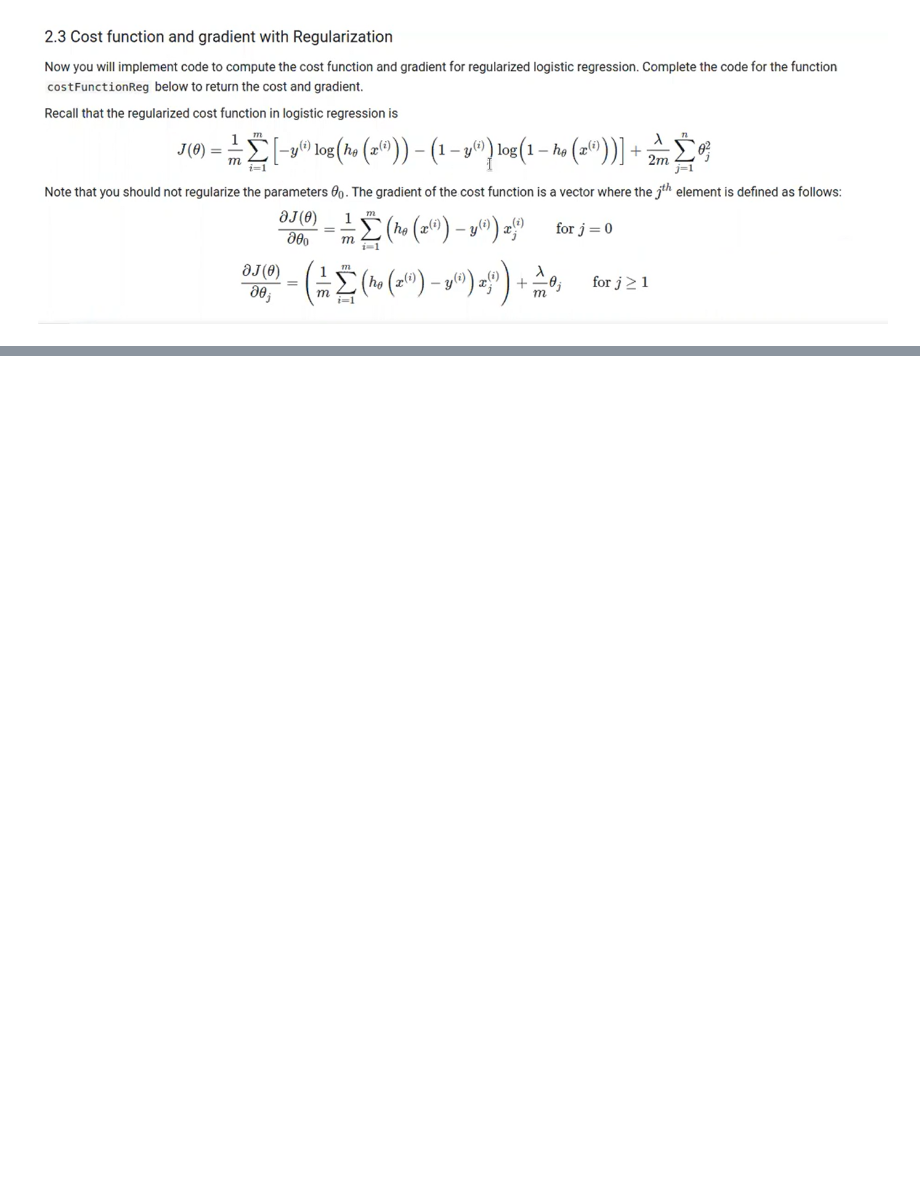
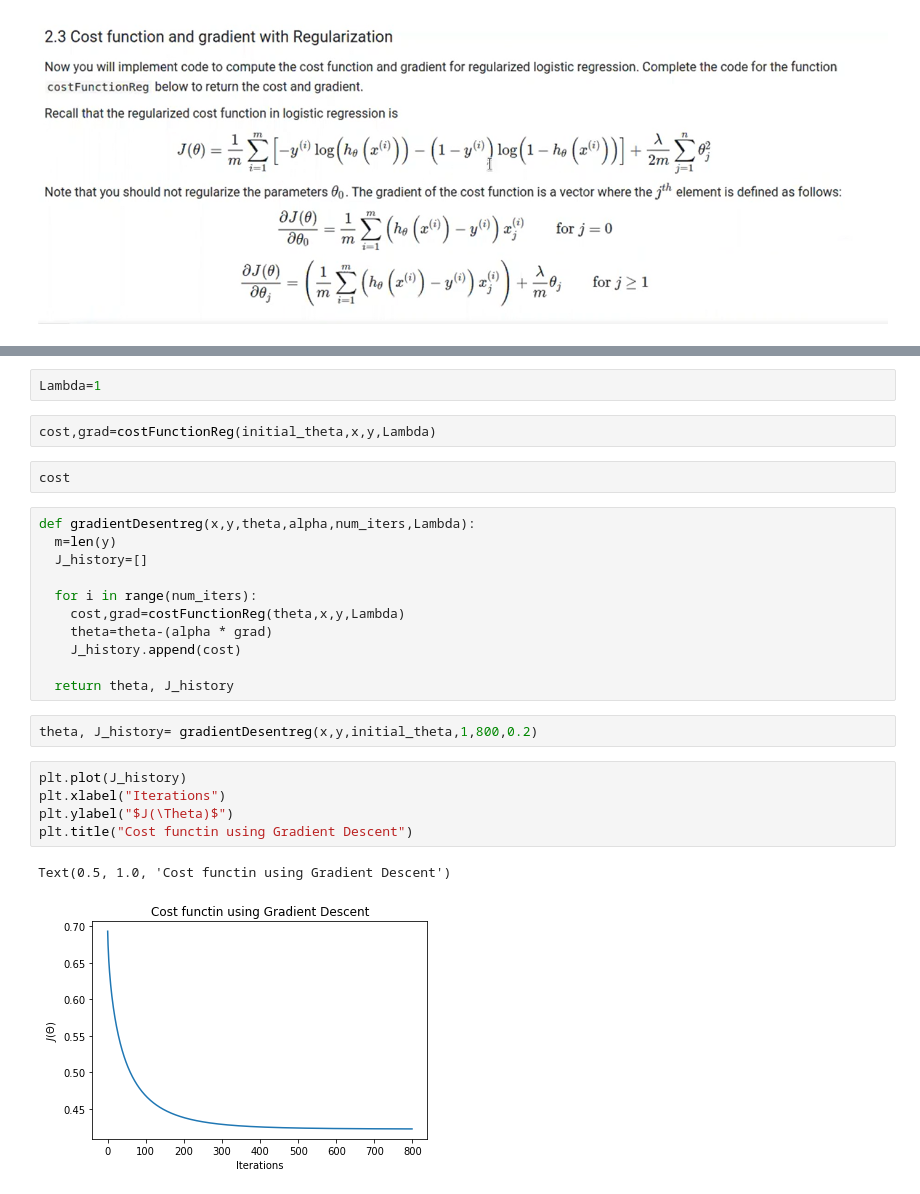
Before and after one commit to thidark/Machine-Learning-Python-, a Jupyter notebook: 2_Logistic_Regression.ipynb, the cells around one changed output, grey strips where cells are left out. Cells and saved outputs as stored; diff of their text form; blank space fills up the shorter version.

```diff
--- a/2_Logistic_Regression.ipynb
+++ b/2_Logistic_Regression.ipynb
@@ -260,0 +596,27 @@ x_norm
+# %%
+Lambda=1
+# %%
+cost,grad=costFunctionReg(initial_theta,x,y,Lambda)
+# %%
+cost
+# %%
+def gradientDesentreg(x,y,theta,alpha,num_iters,Lambda):
+  m=len(y)
+  J_history=[]
+
+  for i in range(num_iters):
+    cost,grad=costFunctionReg(theta,x,y,Lambda)
+    theta=theta-(alpha * grad)
+    J_history.append(cost)
+
+  return theta, J_history
+# %%
+theta, J_history= gradientDesentreg(x,y,initial_theta,1,800,0.2)
+# %%
+plt.plot(J_history)
+plt.xlabel("Iterations")
+plt.ylabel("$J(\Theta)$")
+plt.title("Cost functin using Gradient Descent")
+# %% [output]
+Text(0.5, 1.0, 'Cost functin using Gradient Descent')
+[figure, added]
```
Also changed, not shown: parts of 87 cells of this notebook.
